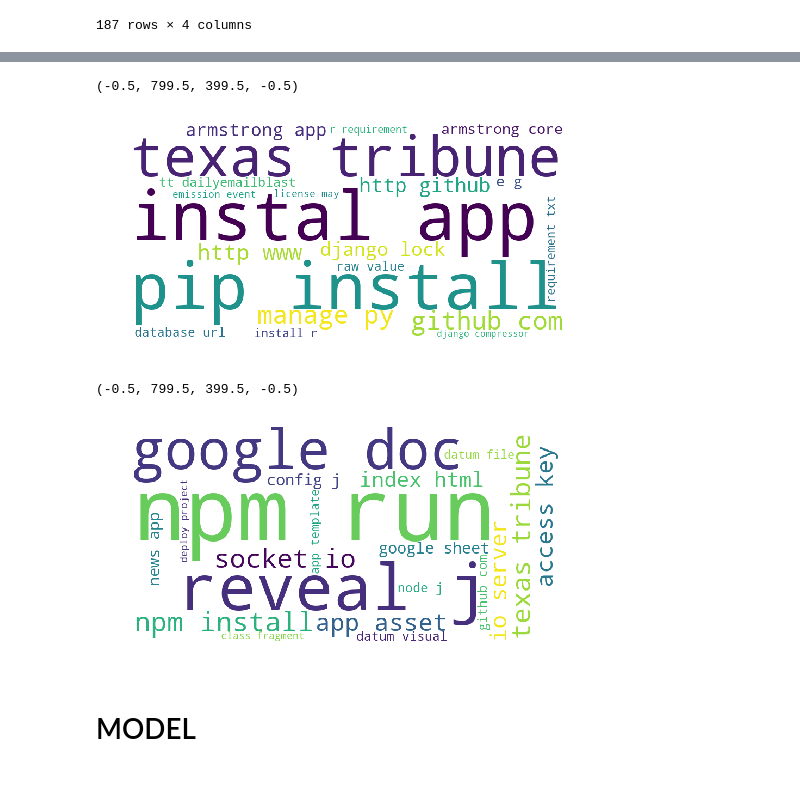
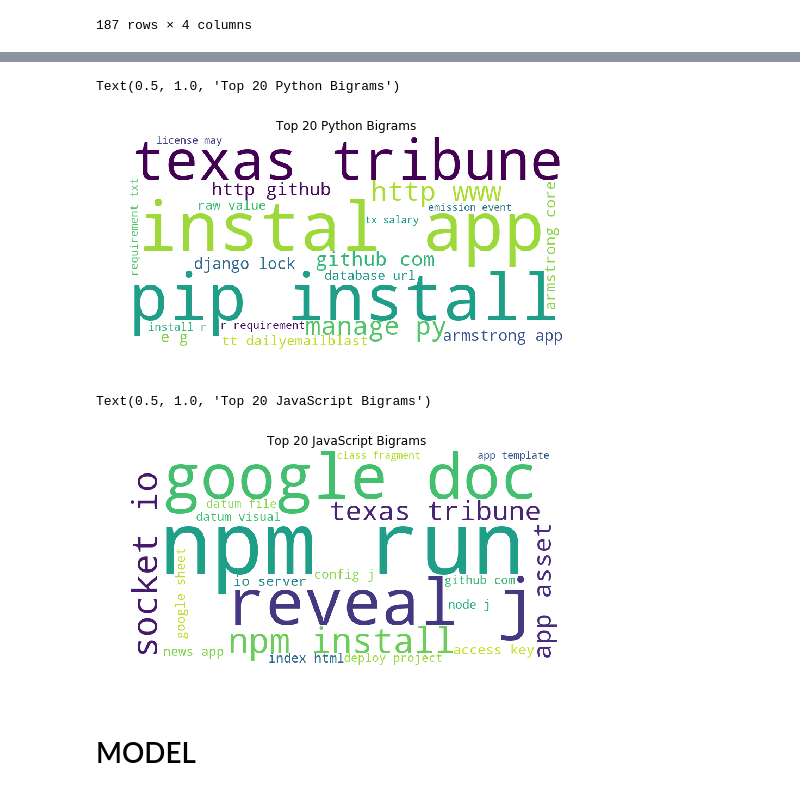
Before and after one commit to dd-jason-chad/nlp_project, a Jupyter notebook: chad-project.ipynb, the cells around one changed output, grey strips where cells are left out. Drawn from its saved outputs; the diff is of its cells as text; code cells hidden in the pictures.

```diff
--- a/chad-project.ipynb
+++ b/chad-project.ipynb
@@ -544,21 +590,24 @@ _ = plt.yticks(ticks, labels)
 # %%
 data = {k[0] + ' ' + k[1]: v for k, v in top_20_python_bigrams.to_dict().items()}
-img = WordCloud(background_color='white', width=800, height=400).generate_from_frequencies(data)
+img = WordCloud(background_color='white', width=800, height=400, random_state=123).generate_from_frequencies(data)
+
 plt.figure(figsize=(8, 4))
 plt.imshow(img)
 plt.axis('off')
+plt.title('Top 20 Python Bigrams')
 # %% [output]
-(-0.5, 799.5, 399.5, -0.5)
+Text(0.5, 1.0, 'Top 20 Python Bigrams')
-[figure, old version]
+[figure, new version]
 # %%
 data = {k[0] + ' ' + k[1]: v for k, v in top_20_js_bigrams.to_dict().items()}
-img = WordCloud(background_color='white', width=800, height=400).generate_from_frequencies(data)
+img = WordCloud(background_color='white', width=800, height=400, random_state=123).generate_from_frequencies(data)
 plt.figure(figsize=(8, 4))
 plt.imshow(img)
 plt.axis('off')
+plt.title('Top 20 JavaScript Bigrams')
 # %% [output]
-(-0.5, 799.5, 399.5, -0.5)
+Text(0.5, 1.0, 'Top 20 JavaScript Bigrams')
-[figure, old version]
+[figure, new version]
 # %% [markdown]
 # MODEL
 # %%
```
Also changed, not shown: parts of 21 cells of this notebook.
